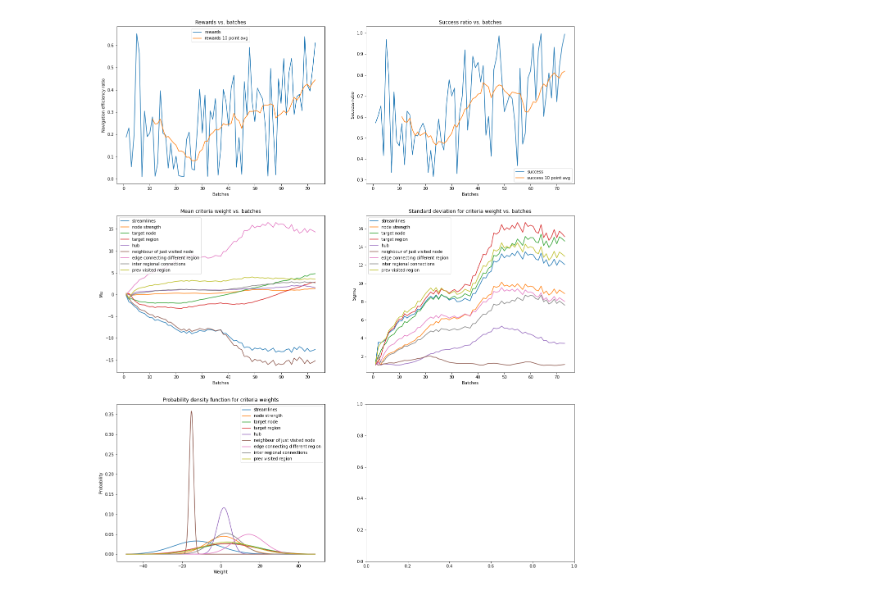
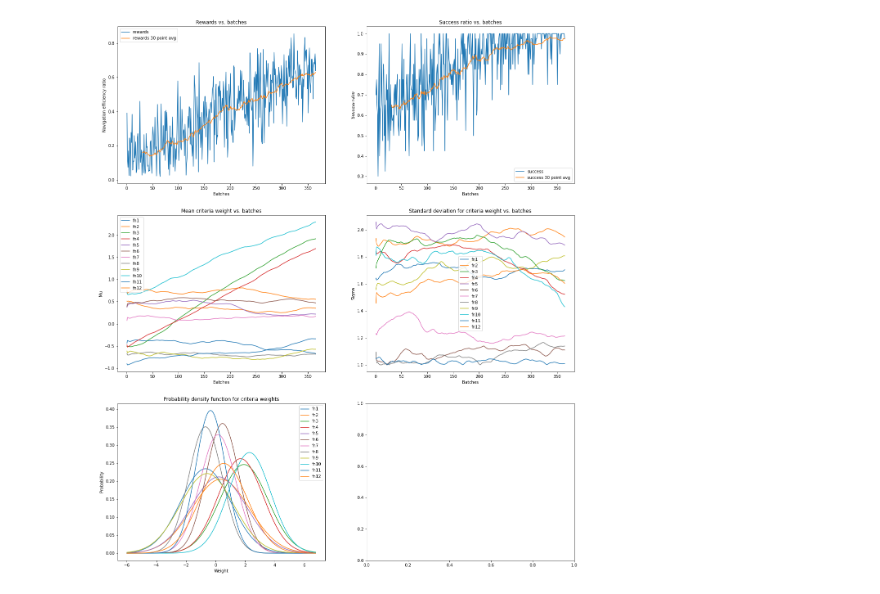
Before and after one commit to Alex-MobileApps/preferred-paths, a Jupyter notebook: demo_ml.ipynb, the cells around one changed output. Drawn from its saved outputs; the diff is of its cells as text; code cells hidden in the pictures.

```diff
--- a/demo_ml.ipynb
+++ b/demo_ml.ipynb
@@ -7,14 +7,14 @@ from utils import train_cv_test_split
 from cust_plot import plot
 # %%
 # Input Parameters
-num_fns = 9
+num_fns = 12
 res = 68
 subj = np.arange(484)
-epochs = 1
+epochs = 5
 batch = 4
-sample = 100
-hidden_units = 10
-lr = 0.005
+sample = 10
+hidden_units = 1
+lr = 0.01
 save_path = None
 load_path = None
 save_freq = 1
@@ -65,8 +74,8 @@ Done
 # %%
 # Visualise
-plot(plt_data=plt_data, num_fns=num_fns, plt_avg=10)
+plot(plt_data=plt_data, num_fns=num_fns, plt_avg=30)
 # %% [output]
-[figure, old version]
+[figure, new version]
 # %%
 # Evaluate
 fn_weights = [mu[-1] for mu in plt_data['mu']]
```
Also changed, not shown: parts of 4 cells of this notebook, 2 other files.
